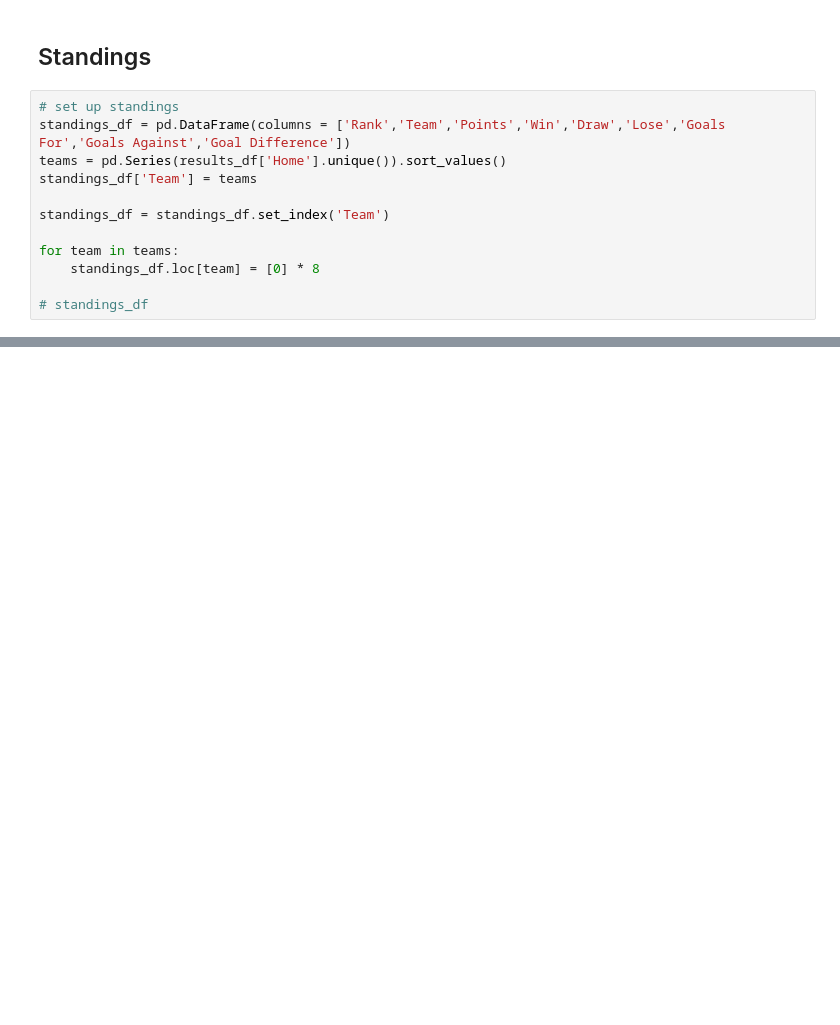
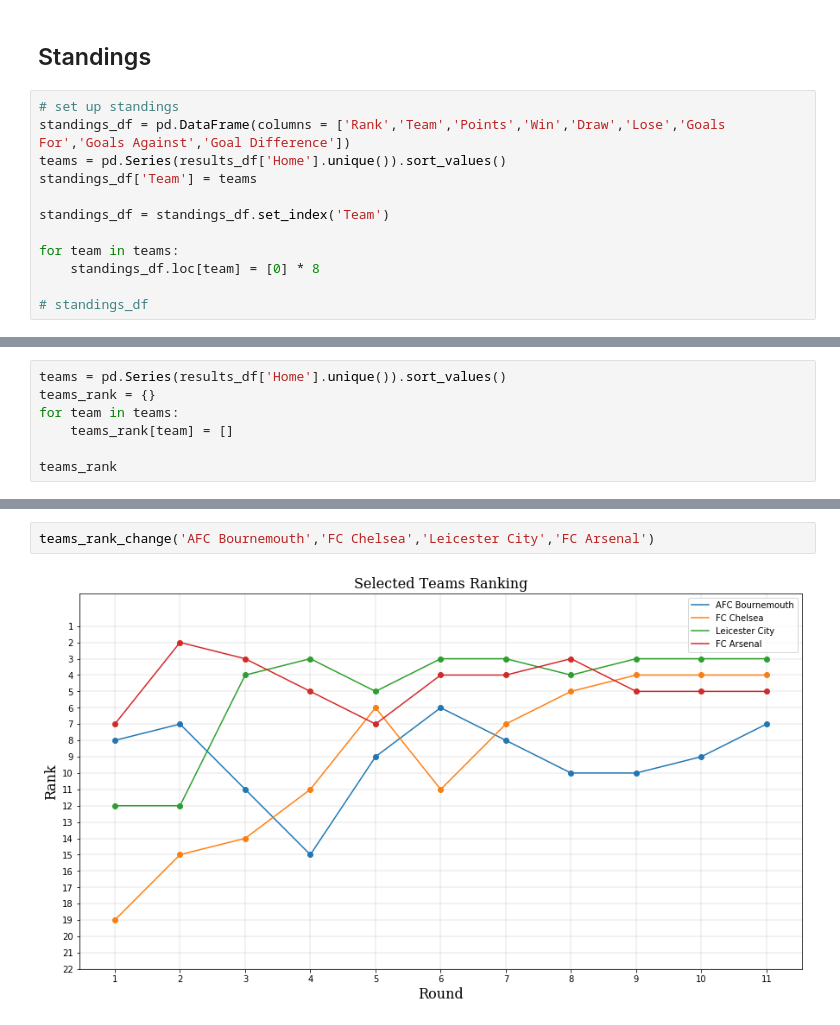
Before and after one commit to frankimi/Premier-League-Standing, a Jupyter notebook: Premier League 2019-2020 Analysis.ipynb, the cells around one changed output, grey strips where cells are left out. Saved outputs shown, nothing was run; the diff lists cells and outputs as text; blank space fills up the shorter version.

```diff
--- a/Premier League 2019-2020 Analysis.ipynb
+++ b/Premier League 2019-2020 Analysis.ipynb
@@ -318,0 +319,7 @@ rank_change(select_team)
+# %%
+teams = pd.Series(results_df['Home'].unique()).sort_values()
+teams_rank = {}
+for team in teams:
+    teams_rank[team] = []
+
+teams_rank
@@ -318,0 +454,4 @@ rank_change(select_team)
+# %%
+teams_rank_change('AFC Bournemouth','FC Chelsea','Leicester City','FC Arsenal')
+# %% [output]
+[figure, added]
```
Also changed, not shown: parts of 5 cells of this notebook.
